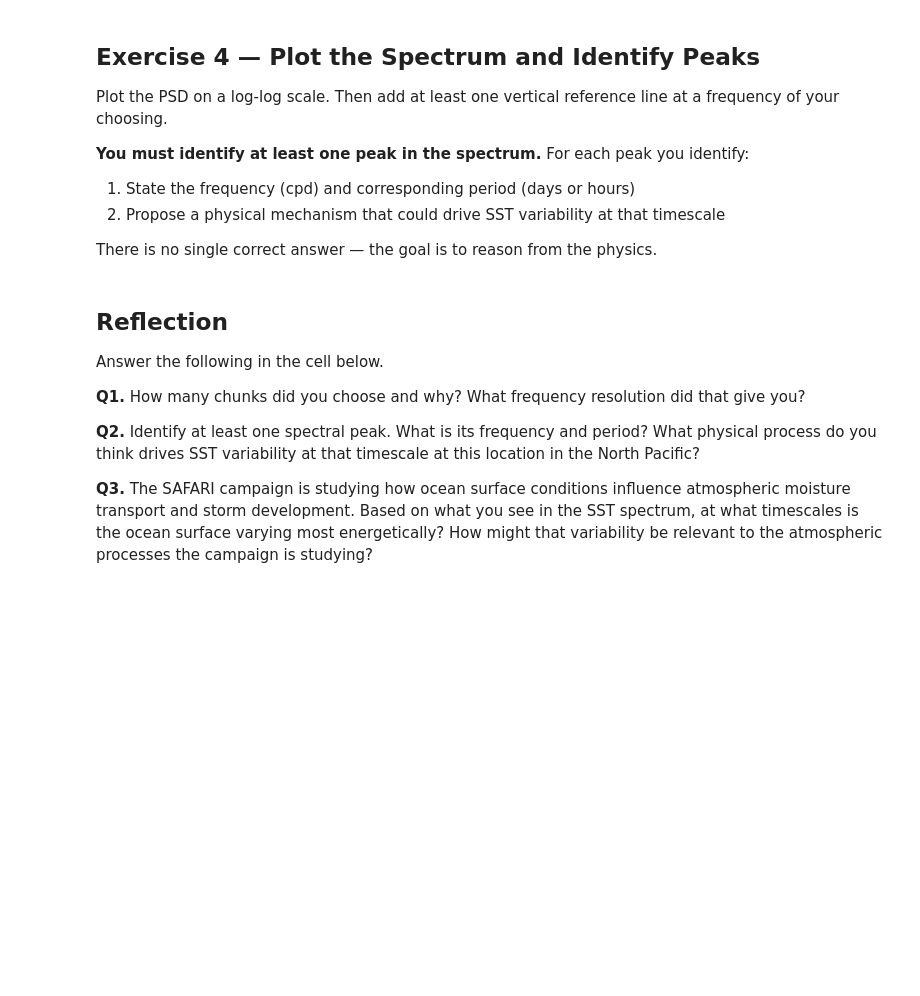
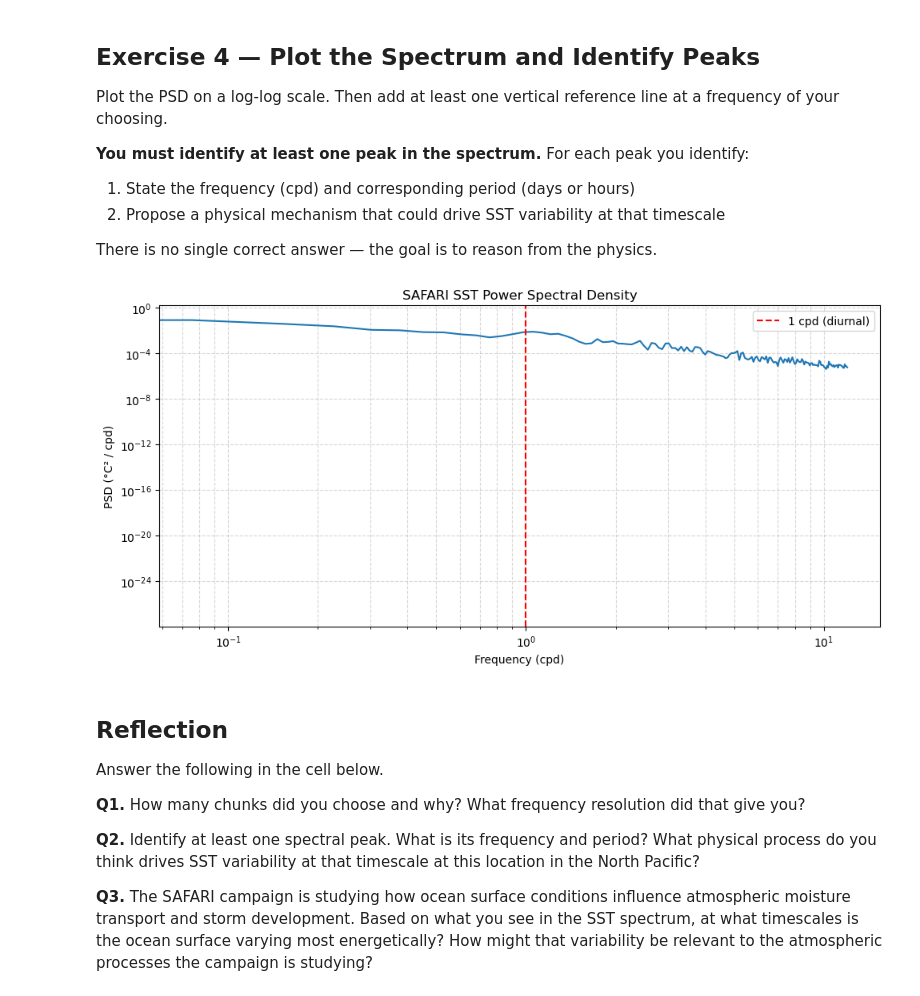
Before and after one commit to mae223-oceantech/time-series-analysis-FrankdaTank-ucsd, a Jupyter notebook: Tutorial_SAFARI_SST.ipynb, the cells around one changed output. Cells and saved outputs as stored; diff of their text form; code cells hidden in the pictures; blank space fills up the shorter version.

Commit message:
Tutorial_SAFARI_SST_Update2

```diff
--- a/Tutorial_SAFARI_SST.ipynb
+++ b/Tutorial_SAFARI_SST.ipynb
@@ -157,10 +157,18 @@ You must choose the number of chunks. Think about:
 State your choice and justify it in a comment.
 # %%
 # YOUR CODE HERE — choose num_chunks and justify your choice in a comment
-num_chunks =    # YOUR CODE HERE
+num_chunks = 10  # YOUR CODE HERE
+label = '10 chunks'
+# YOUR CODE HERE — compute chunk size, segment length, and df, then print them
+chunk_size = len(sst) // num_chunks   # samples per segment
+seg_len_days = chunk_size * dt_safari                 # segment length [days]
+df = 1.0 / seg_len_days                           # frequency resolution [cpd]
 
-# YOUR CODE HERE — compute chunk size, segment length, and df, then print them
+print(f"--- {label}: chunk = {chunk_size:,} samples  |  "
+          f"T_seg = {seg_len_days:.1f} days  |  df = {df:.4f} cpd")
+
 
 
 # YOUR CODE HERE — call spectrumCB
 # Store outputs as: f_sst, psd_sst, parseval_sst
+f_sst, psd_sst, parseval_sst = spectrumCB(time_sst, sst, chunk_size)
@@ -177,6 +189,18 @@ There is no single correct answer — the goal is to reason from the physics.
 # %%
 # YOUR CODE HERE — plot the SST PSD on a log-log scale
 # Include: axis labels, title, grid, at least one reference line
+plt.figure(figsize=(10, 5))
+plt.loglog(f_sst, psd_sst)
+plt.axvline(x=1, color='r', linestyle='--', label='1 cpd (diurnal)')
+plt.xlabel('Frequency (cpd)')
+plt.ylabel('PSD (°C² / cpd)')
+plt.title('SAFARI SST Power Spectral Density')
+plt.legend()
+plt.grid(True, which='both', linestyle='--', alpha=0.5)
+plt.tight_layout()
+plt.show()
+# %% [output]
+[figure, added]
 # %% [markdown]
 ## Reflection
 
```
Also changed, not shown: parts of 1 cell of this notebook.
